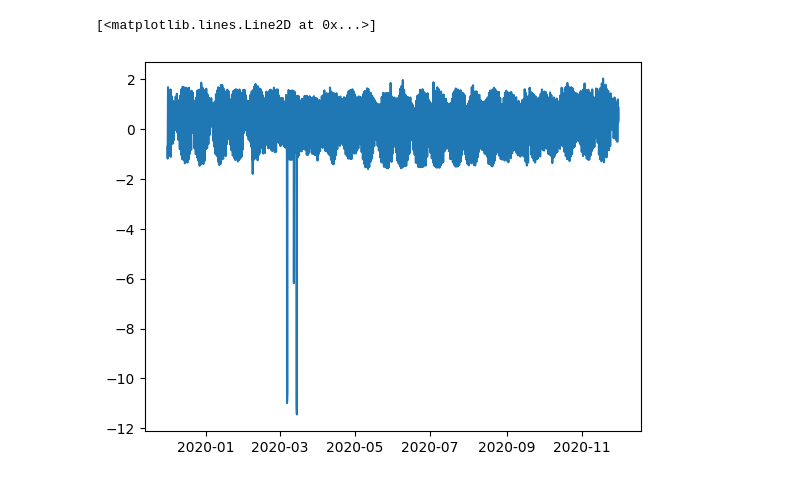
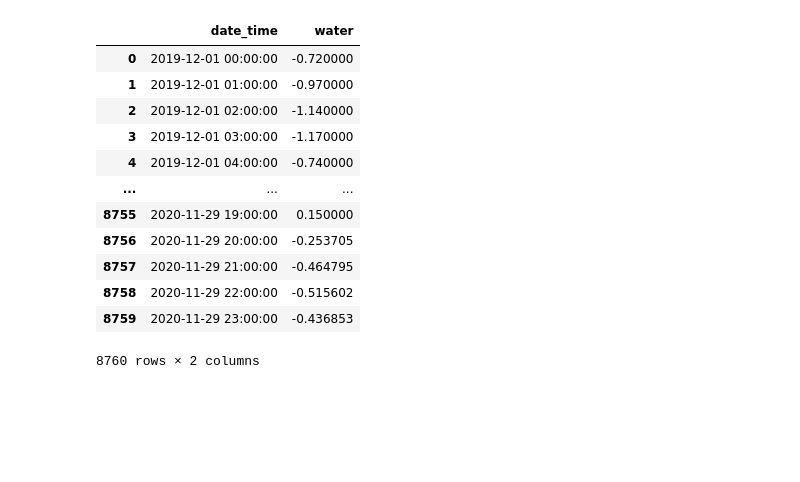
Before and after one commit to tanaponwet/salinity-predictive-system, a Jupyter notebook: water.ipynb, the cells around one changed output. Saved outputs shown, nothing was run; the diff lists cells and outputs as text; code cells hidden in the pictures; blank space fills up the shorter version.

```diff
--- a/water.ipynb
+++ b/water.ipynb
@@ -44,7 +83,0 @@ plt.plot(df_train["date_time"],df_train["water"])
-# %%
-df_train = df_train.loc[(df_train["water"] >= -11.65) & (df_train["water"] <= 11.65)]
-# %%
-plt.plot(df_train["date_time"],df_train["water"])
-# %% [output]
-[<matplotlib.lines.Line2D at 0x...>]
-[figure, removed]
@@ -51 +93,17 @@ plt.plot(df_train["date_time"],df_train["water"])
+# %%
+df_train
+# %% [output]
+|  | date_time | water |
+| 0 | 2019-12-01 00:00:00 | -0.720000 |
+| 1 | 2019-12-01 01:00:00 | -0.970000 |
+| 2 | 2019-12-01 02:00:00 | -1.140000 |
+| 3 | 2019-12-01 03:00:00 | -1.170000 |
+| 4 | 2019-12-01 04:00:00 | -0.740000 |
+| ... | ... | ... |
+| 8755 | 2020-11-29 19:00:00 | 0.150000 |
+| 8756 | 2020-11-29 20:00:00 | -0.253705 |
+| 8757 | 2020-11-29 21:00:00 | -0.464795 |
+| 8758 | 2020-11-29 22:00:00 | -0.515602 |
+| 8759 | 2020-11-29 23:00:00 | -0.436853 |
+8760 rows × 2 columns
 # %%
```
Also changed, not shown: parts of 15 cells of this notebook, 6 other files.
